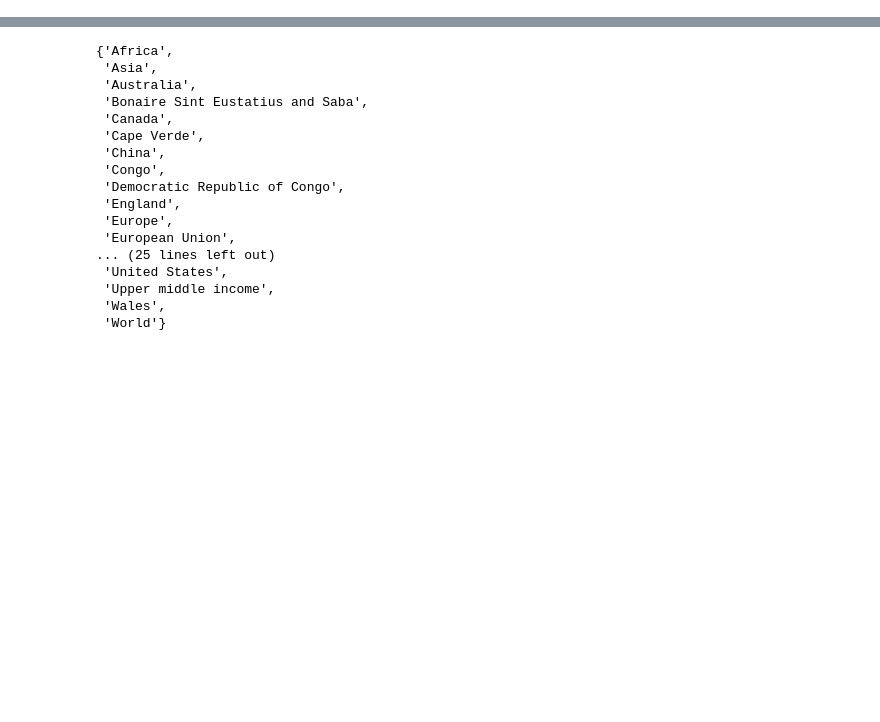
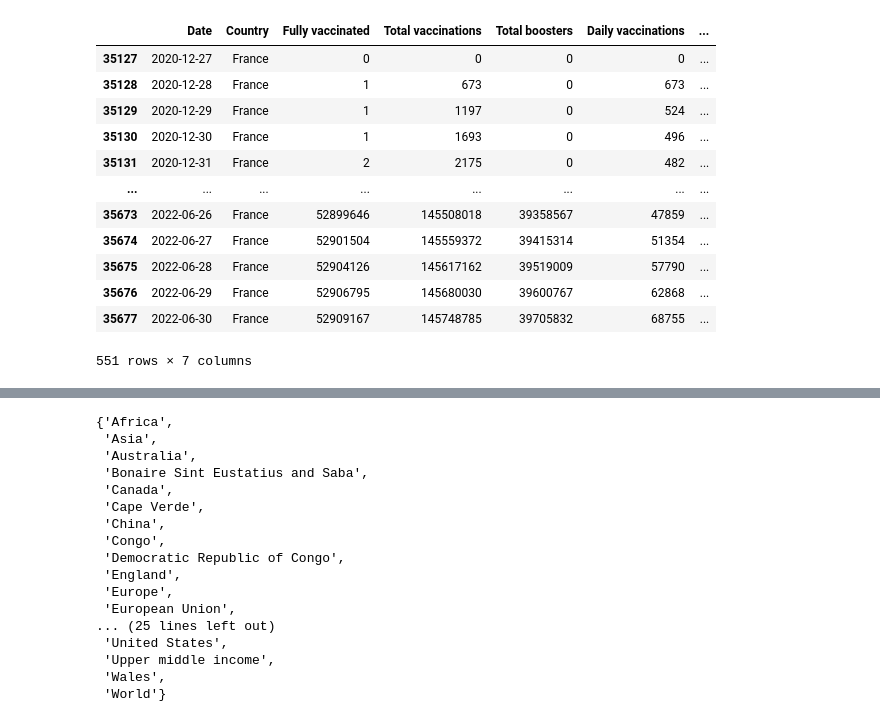
Before and after one commit to Akashkunwar/dscodes, a Jupyter notebook: cases_vaccination.ipynb, the cells around one changed output, grey strips where cells are left out. Saved outputs shown, nothing was run; the diff lists cells and outputs as text; code cells hidden in the pictures; blank space fills up the shorter version.

```diff
--- a/cases_vaccination.ipynb
+++ b/cases_vaccination.ipynb
@@ -213,3 +182,19 @@ pd.concat([covid_df, vaccine_df], axis=1)
+# %%
+vaccine_df[vaccine_df.Country=='France']
+# %% [output]
+|  | Date | Country | Fully vaccinated | Total vaccinations | Total boosters | Daily vaccinations | ... |
+| 35127 | 2020-12-27 | France | 0 | 0 | 0 | 0 | ... |
+| 35128 | 2020-12-28 | France | 1 | 673 | 0 | 673 | ... |
+| 35129 | 2020-12-29 | France | 1 | 1197 | 0 | 524 | ... |
+| 35130 | 2020-12-30 | France | 1 | 1693 | 0 | 496 | ... |
+| 35131 | 2020-12-31 | France | 2 | 2175 | 0 | 482 | ... |
+| ... | ... | ... | ... | ... | ... | ... | ... |
+| 35673 | 2022-06-26 | France | 52899646 | 145508018 | 39358567 | 47859 | ... |
+| 35674 | 2022-06-27 | France | 52901504 | 145559372 | 39415314 | 51354 | ... |
+| 35675 | 2022-06-28 | France | 52904126 | 145617162 | 39519009 | 57790 | ... |
+| 35676 | 2022-06-29 | France | 52906795 | 145680030 | 39600767 | 62868 | ... |
+| 35677 | 2022-06-30 | France | 52909167 | 145748785 | 39705832 | 68755 | ... |
+551 rows × 7 columns
 # %%
 # merged = covid_df.combine_first(vaccine_df)
 # merged = merged.fillna(0)
```
Also changed, not shown: parts of 18 cells of this notebook.
